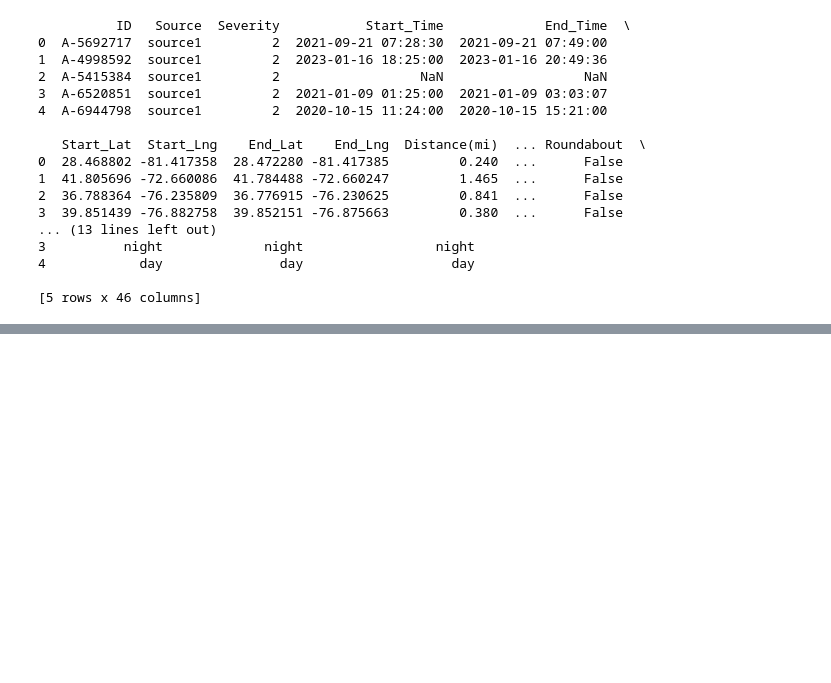
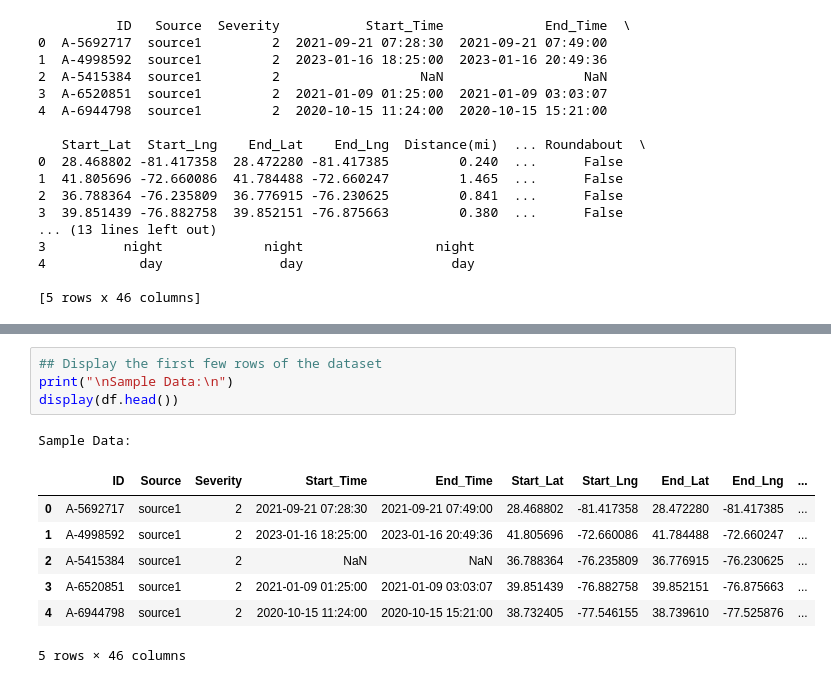
Before and after one commit to anurag1703/Accidental-Control-Project, a Jupyter notebook: data exploration/De.ipynb, the cells around one changed output, grey strips where cells are left out. Saved outputs shown, nothing was run; the diff lists cells and outputs as text; blank space fills up the shorter version.

```diff
--- a/data exploration/De.ipynb
+++ b/data exploration/De.ipynb
@@ -47,0 +70,13 @@ else:
+# %%
+## Display the first few rows of the dataset
+print("\nSample Data:\n")
+display(df.head())
+# %% [output]
+Sample Data:
+|  | ID | Source | Severity | Start_Time | End_Time | Start_Lat | Start_Lng | End_Lat | End_Lng | ... |
+| 0 | A-5692717 | source1 | 2 | 2021-09-21 07:28:30 | 2021-09-21 07:49:00 | 28.468802 | -81.417358 | 28.472280 | -81.417385 | ... |
+| 1 | A-4998592 | source1 | 2 | 2023-01-16 18:25:00 | 2023-01-16 20:49:36 | 41.805696 | -72.660086 | 41.784488 | -72.660247 | ... |
+| 2 | A-5415384 | source1 | 2 | NaN | NaN | 36.788364 | -76.235809 | 36.776915 | -76.230625 | ... |
+| 3 | A-6520851 | source1 | 2 | 2021-01-09 01:25:00 | 2021-01-09 03:03:07 | 39.851439 | -76.882758 | 39.852151 | -76.875663 | ... |
+| 4 | A-6944798 | source1 | 2 | 2020-10-15 11:24:00 | 2020-10-15 15:21:00 | 38.732405 | -77.546155 | 38.739610 | -77.525876 | ... |
+5 rows × 46 columns
```
Also changed, not shown: parts of 6 cells of this notebook, 1 other file.
